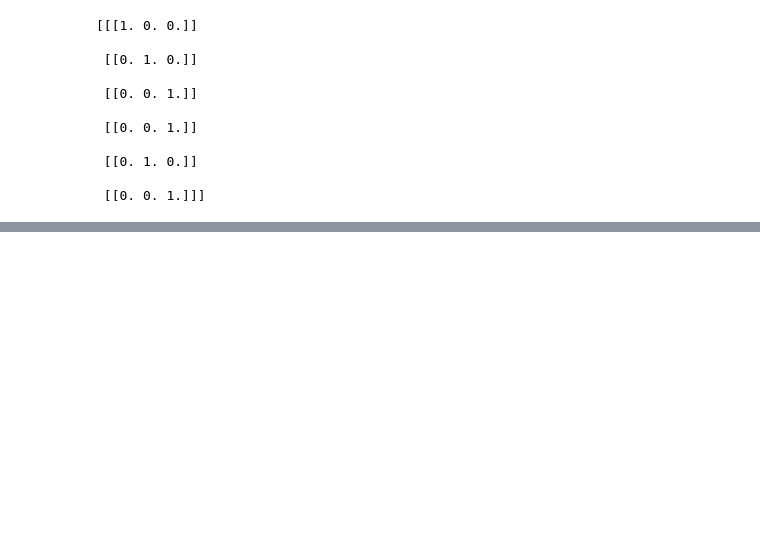
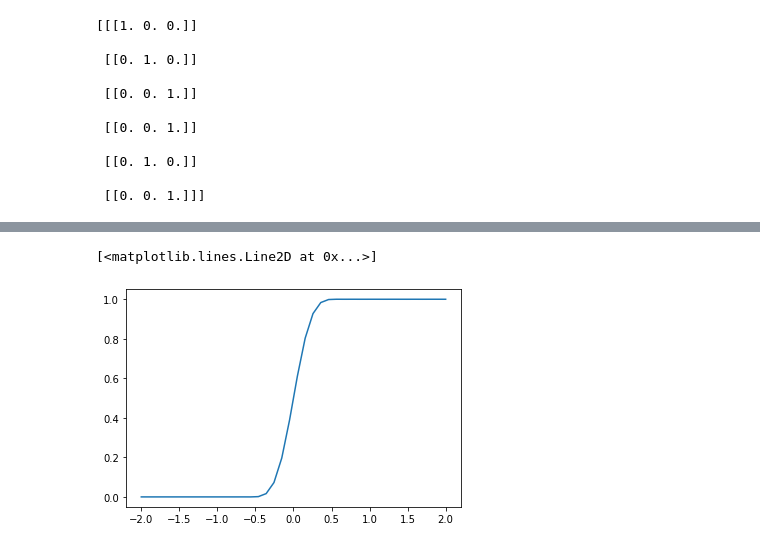
Before and after one commit to assiakhateeb/PPML_lab, a Jupyter notebook: part B/Part_B.ipynb, the cells around one changed output, grey strips where cells are left out. Saved outputs shown, nothing was run; the diff lists cells and outputs as text; code cells hidden in the pictures; blank space fills up the shorter version.

```diff
--- a/part B/Part_B.ipynb
+++ b/part B/Part_B.ipynb
@@ -305,0 +288,30 @@ print(mytree.leaf_value)
+# %%
+# numpy.linspace(start, stop, num_of_samples); Returns num evenly spaced samples,
+# calculated over the interval [start, stop]
+X = np.linspace(-2, 2, num=401)
+
+# concatenate((a1, a2, ...), axis=0); combines NumPy arrays together
+# axis=None => arrays are flattened before use.
+y1 = np.zeros(200)
+y2 = np.ones(1)
+y3 = np.ones(200)
+Y = np.concatenate((y1, y2, y3), axis=None)
+# %%
+# weights functions
+w1 = np.concatenate(((2 / 7) * (np.ones(150)), np.zeros(101)), axis=None)
+
+# 7/2 is godel of range [0.25,2] + [-2,-0.25]
+# the first 150 values ([-2,0.25]) have a weight of 2/7
+# the next 101 values ([-0.25,0.25]) have a weight of 0
+# the last 150 values ([0.25,2]) have a weight of 2/7
+# weight = np.concatenate((partW1, (2/7)*np.ones(75)), axis=None)
+w2 = (2 / 7) * np.ones(150)
+weight = np.concatenate((w1, w2), axis=None)
+# %%
+# we use the above function in polyfit to help calculate the polynome
+# polyfit(x, y, deg, w); least square polynomial fit
+pf = np.polyfit(X, Y, 32, w=weight)
+# print(pf)
+# poly1d(c_or_r); The polynomial’s coefficients in decreasing powers
+p = np.poly1d(pf)
+print(p)
@@ -305,0 +333,8 @@ print(mytree.leaf_value)
+# %%
+myline = np.linspace(-2, 2, 40)
+# plt.scatter(X, Y)
+# %%
+plt.plot(myline, p(myline))
+# %% [output]
+[<matplotlib.lines.Line2D at 0x...>]
+[figure, added]
```
Also changed, not shown: parts of 13 cells of this notebook.
